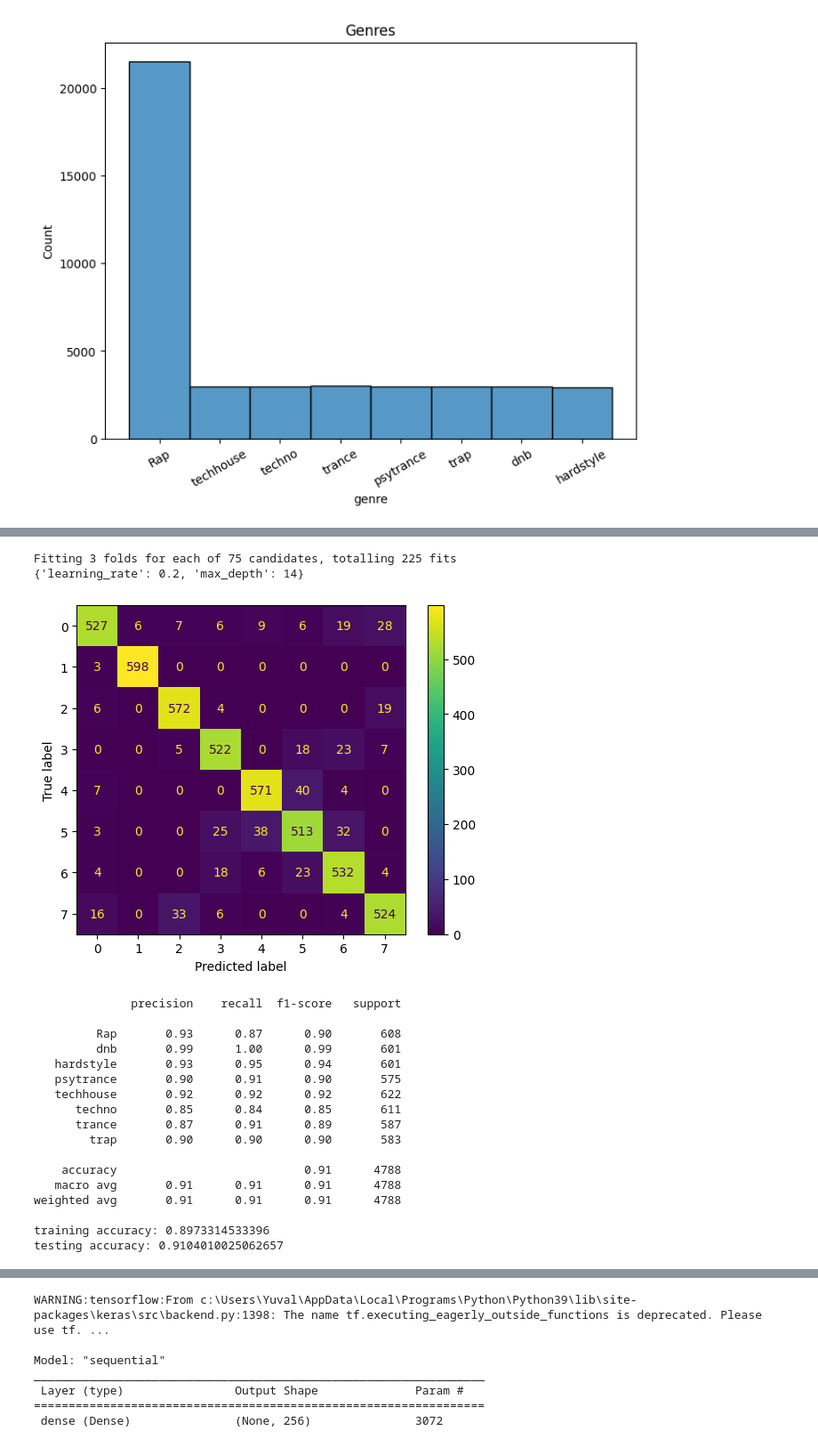
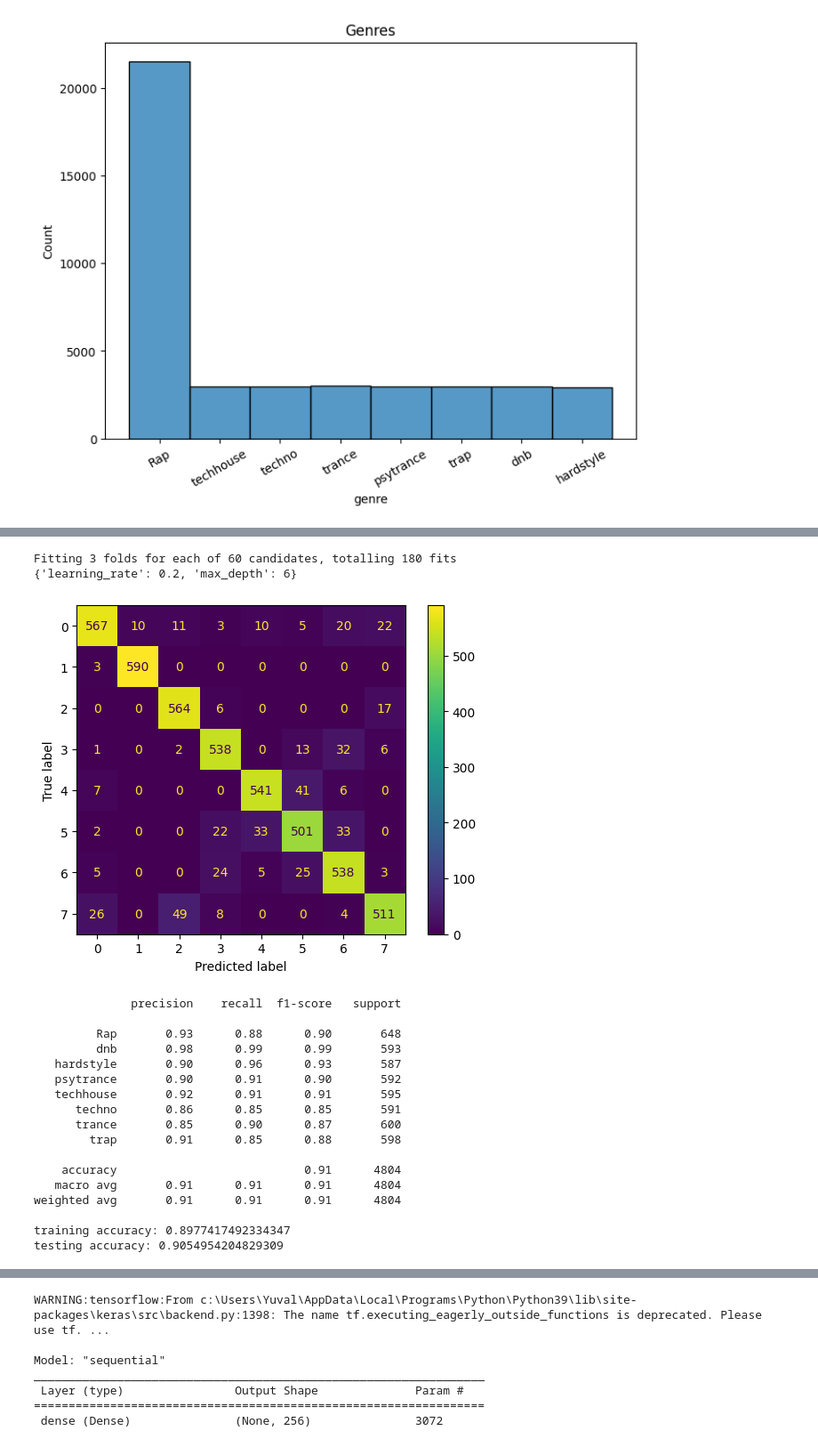
Before and after one commit to vitrag2003/Music-recommendation-system, a Jupyter notebook: yuval/genre.ipynb, the cells around one changed output, grey strips where cells are left out. Shown at 89% size. Saved outputs shown, nothing was run; the diff lists cells and outputs as text; code cells hidden in the pictures.

```diff
--- a/yuval/genre.ipynb
+++ b/yuval/genre.ipynb
@@ -142,7 +142,7 @@ xtrain, xtest, ytrain, ytest = train_test_split(x, y,
 test_size= 0.2, random_state=42,shuffle=True ,stratify=y)
 # %%
 col = xtrain.columns
-scalerx = MinMaxScaler()
+scalerx = StandardScaler()
 xtrain = scalerx.fit_transform(xtrain)
 xtest = scalerx.transform(xtest)
 xtrain = pd.DataFrame(xtrain, columns = col)
@@ -280,38 +280,38 @@ testing accuracy: 0.9070593149540518
 # %%
 from xgboost import XGBClassifier
 
 
 xgb=train_model(
     XGBClassifier(booster='gbtree',eval_metric='merror',seed=42,objective='multi:softprob'),
     {
         'max_depth':list(range(5,20)),
         # 'objective':['mutli:softprob','multi:softmax'],
         # 'n_estimators':list(range(50,100,10)),
-        'learning_rate':[0.05,0.2,0.5,0.7,1]
+        'learning_rate':[0.05,0.1,0.2,0.5,]
     }
 )
 report(xgb,xtest,ytest)
 # %% [output]
-Fitting 3 folds for each of 75 candidates, totalling 225 fits
-{'learning_rate': 0.2, 'max_depth': 14}
+Fitting 3 folds for each of 60 candidates, totalling 180 fits
+{'learning_rate': 0.2, 'max_depth': 6}
-[figure, old version]
+[figure, new version]
               precision    recall  f1-score   support
 
-         Rap       0.93      0.87      0.90       608
-         dnb       0.99      1.00      0.99       601
-   hardstyle       0.93      0.95      0.94       601
-   psytrance       0.90      0.91      0.90       575
-   techhouse       0.92      0.92      0.92       622
-      techno       0.85      0.84      0.85       611
-      trance       0.87      0.91      0.89       587
-        trap       0.90      0.90      0.90       583
+         Rap       0.93      0.88      0.90       648
+         dnb       0.98      0.99      0.99       593
+   hardstyle       0.90      0.96      0.93       587
+   psytrance       0.90      0.91      0.90       592
+   techhouse       0.92      0.91      0.91       595
+      techno       0.86      0.85      0.85       591
+      trance       0.85      0.90      0.87       600
+        trap       0.91      0.85      0.88       598
 
-    accuracy                           0.91      4788
-   macro avg       0.91      0.91      0.91      4788
-weighted avg       0.91      0.91      0.91      4788
+    accuracy                           0.91      4804
+   macro avg       0.91      0.91      0.91      4804
+weighted avg       0.91      0.91      0.91      4804
 
-training accuracy: 0.8973314533396
-testing accuracy: 0.9104010025062657
+training accuracy: 0.8977417492334347
+testing accuracy: 0.9054954204829309
 # %%
 from lightgbm import LGBMClassifier
 
```
Also changed, not shown: parts of 18 cells of this notebook, 5 other files.
